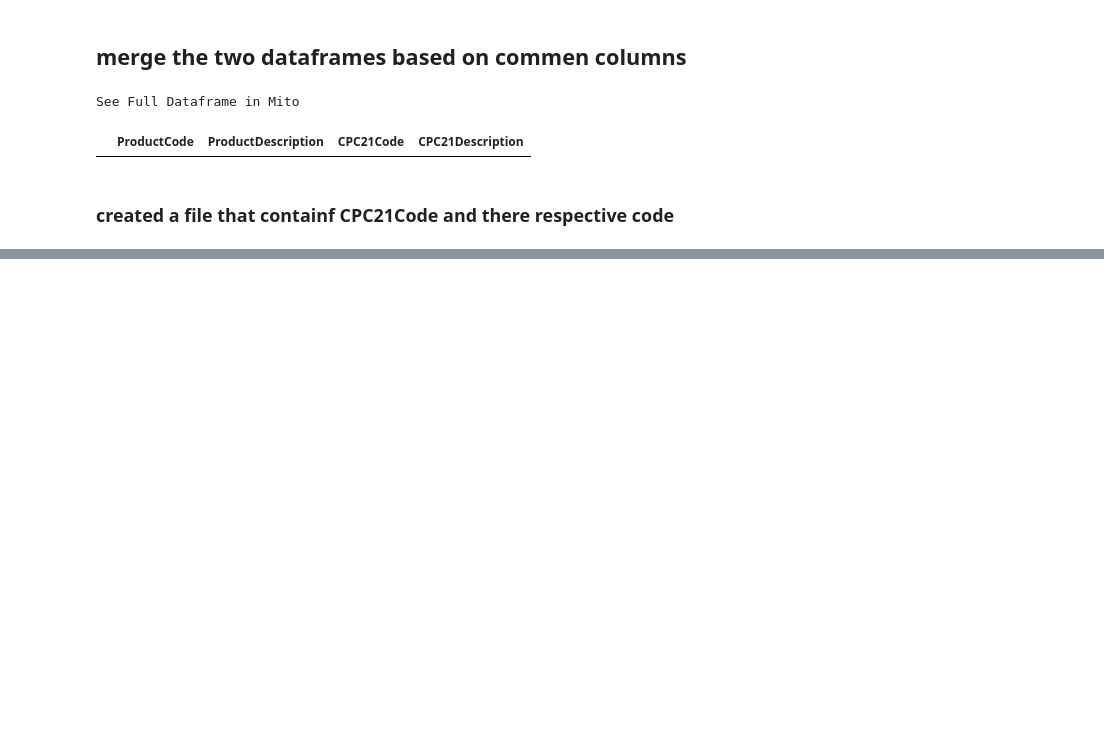
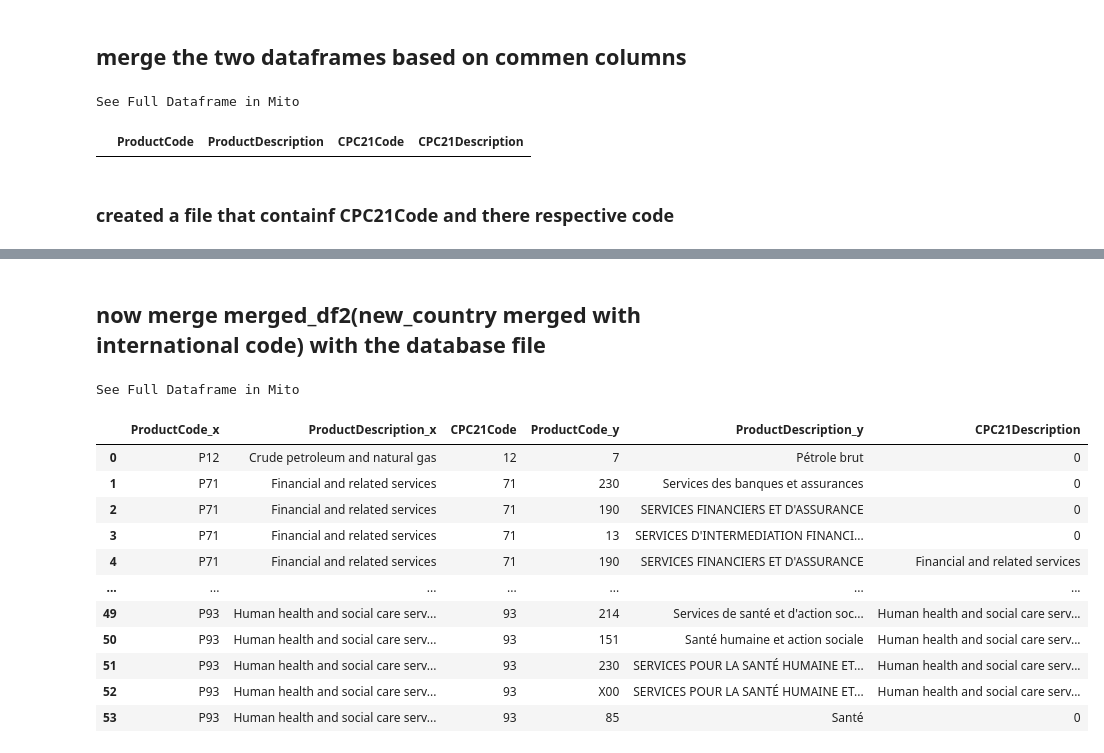
Before and after one commit to Fraol123/Database, a Jupyter notebook: Iterate-over-folders.ipynb, the cells around one changed output, grey strips where cells are left out. Saved outputs shown, nothing was run; the diff lists cells and outputs as text; code cells hidden in the pictures; blank space fills up the shorter version.

Commit message:
merged with db

```diff
--- a/Iterate-over-folders.ipynb
+++ b/Iterate-over-folders.ipynb
@@ -191,3 +191,6 @@ See Full Dataframe in Mito
 | 2 | Funeral and related activities | 973 |
 | 3 | Hairdressing and other beauty tre... | 972 |
 | 4 | Higher education | 925 |
+# %%
+merged_df2 = pd.merge(new_country,CPC21, on = ['ProductDescription'])
+merged_df2
@@ -193,0 +208,19 @@ See Full Dataframe in Mito
+# %% [markdown]
+## now merge merged_df2(new_country merged with international code)  with the database file
+# %%
+new_db = pd.merge(merged_df2,df, on = ['CPC21Code'])
+new_db
+# %% [output]
+See Full Dataframe in Mito
+|  | ProductCode_x | ProductDescription_x | CPC21Code | ProductCode_y | ProductDescription_y | CPC21Description |
+| 0 | P12 | Crude petroleum and natural gas | 12 | 7 | Pétrole brut | 0 |
+| 1 | P71 | Financial and related services | 71 | 230 | Services des banques et assurances | 0 |
+| 2 | P71 | Financial and related services | 71 | 190 | SERVICES FINANCIERS ET D'ASSURANCE | 0 |
+| 3 | P71 | Financial and related services | 71 | 13 | SERVICES D'INTERMEDIATION FINANCI... | 0 |
+| 4 | P71 | Financial and related services | 71 | 190 | SERVICES FINANCIERS ET D'ASSURANCE | Financial and related services |
+| ... | ... | ... | ... | ... | ... | ... |
+| 49 | P93 | Human health and social care serv... | 93 | 214 | Services de santé et d'action soc... | Human health and social care serv... |
+| 50 | P93 | Human health and social care serv... | 93 | 151 | Santé humaine et action sociale | Human health and social care serv... |
+| 51 | P93 | Human health and social care serv... | 93 | 230 | SERVICES POUR LA SANTÉ HUMAINE ET... | Human health and social care serv... |
+| 52 | P93 | Human health and social care serv... | 93 | X00 | SERVICES POUR LA SANTÉ HUMAINE ET... | Human health and social care serv... |
+| 53 | P93 | Human health and social care serv... | 93 | 85 | Santé | 0 |
```
Also changed, not shown: parts of 2 cells of this notebook, 1 other file.
